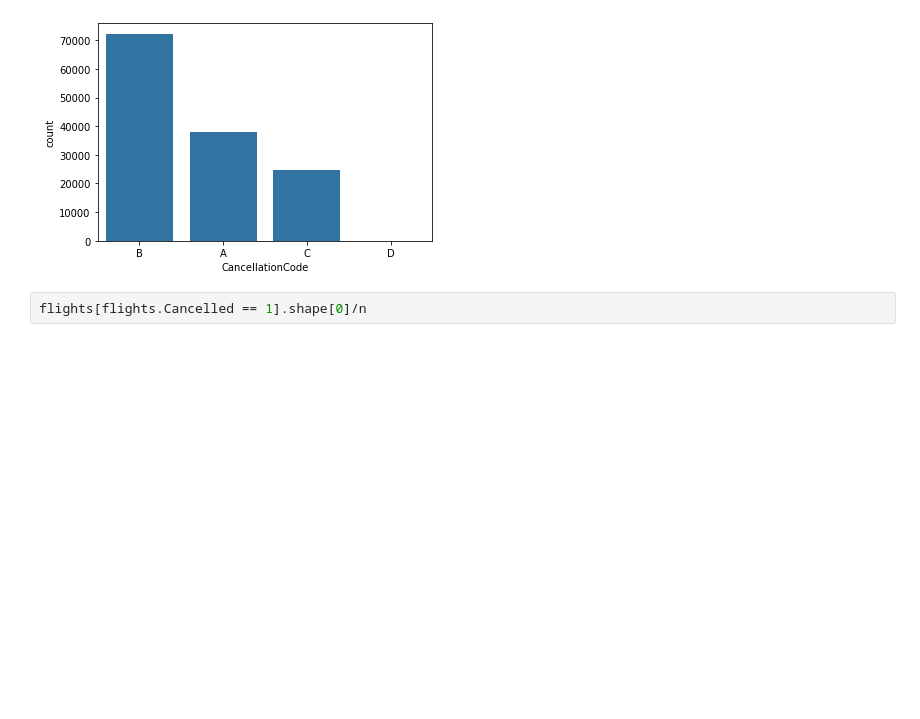
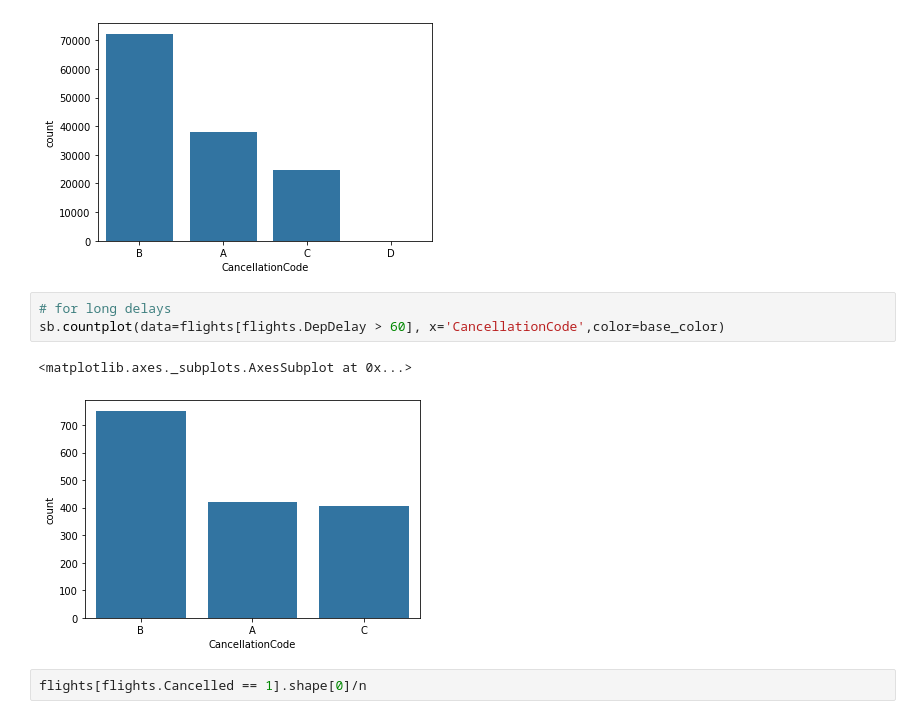
Before and after one commit to cnegrelli/Data_Visualization, a Jupyter notebook: exploration.ipynb, the cells around one changed output. Saved outputs shown, nothing was run; the diff lists cells and outputs as text; blank space fills up the shorter version.

```diff
--- a/exploration.ipynb
+++ b/exploration.ipynb
@@ -245,6 +205,12 @@ sb.countplot(data=flights, x='CancellationCode',color=base_color) #the letters h
 # %% [output]
 <matplotlib.axes._subplots.AxesSubplot at 0x...>
 [figure]
+# %%
+# for long delays
+sb.countplot(data=flights[flights.DepDelay > 60], x='CancellationCode',color=base_color)
+# %% [output]
+<matplotlib.axes._subplots.AxesSubplot at 0x...>
+[figure, added]
 # %%
 flights[flights.Cancelled == 1].shape[0]/n
 # %% [output]
```
Also changed, not shown: parts of 99 cells of this notebook.
